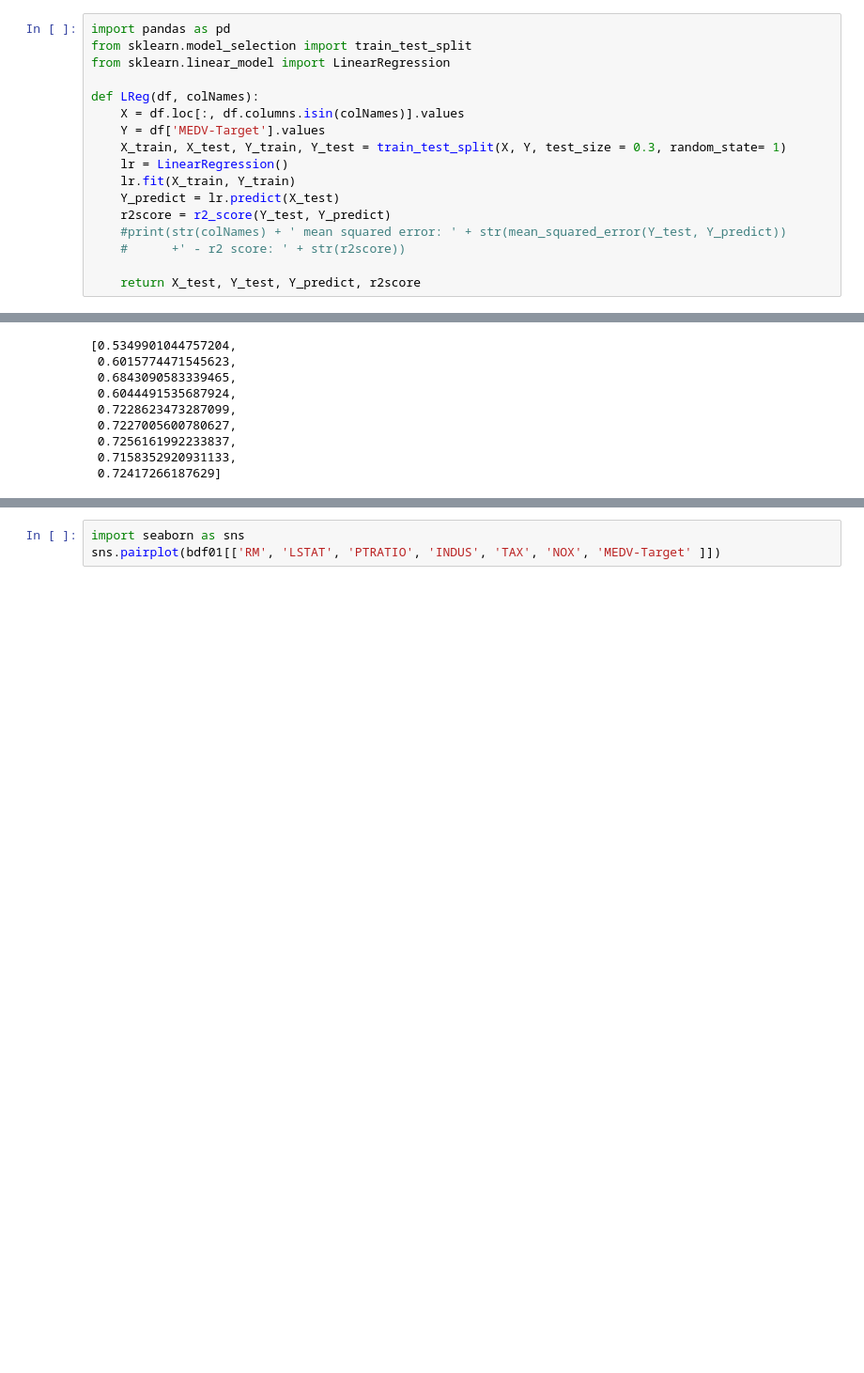
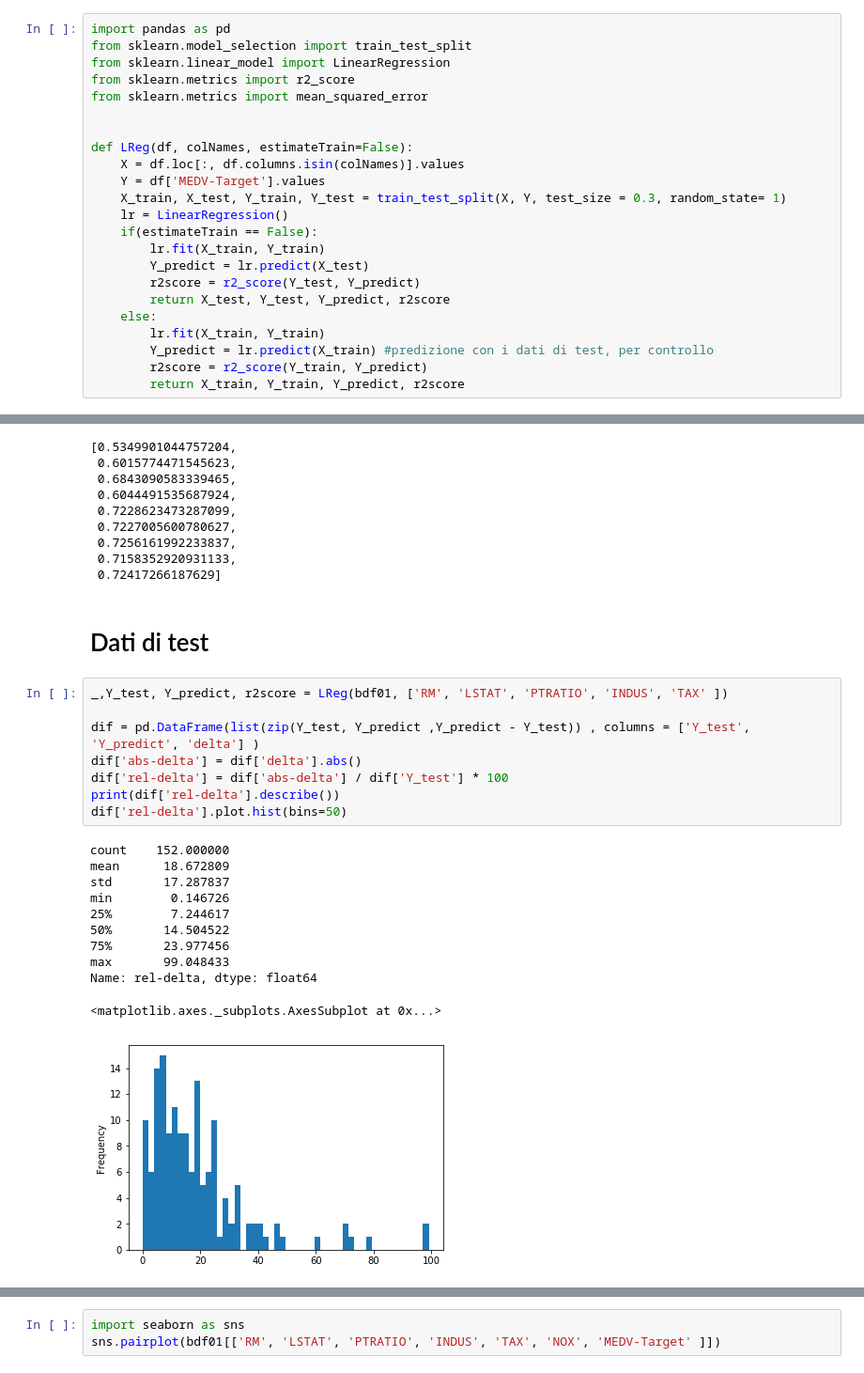
Before and after one commit to livio-grattarola/ProveMachineLearning, a Jupyter notebook: LinearRegression.ipynb, the cells around one changed output, grey strips where cells are left out. Shown at 94% size. Saved outputs shown, nothing was run; the diff lists cells and outputs as text; blank space fills up the shorter version.

Commit message:
Studio delta fra previsione e valori reali

```diff
--- a/LinearRegression.ipynb
+++ b/LinearRegression.ipynb
@@ -78,19 +82,25 @@ Y_predict = lr.predict(X_test)
 import pandas as pd
 from sklearn.model_selection import train_test_split
 from sklearn.linear_model import LinearRegression
+from sklearn.metrics import r2_score
+from sklearn.metrics import mean_squared_error
 
-def LReg(df, colNames):
+
+def LReg(df, colNames, estimateTrain=False):
     X = df.loc[:, df.columns.isin(colNames)].values
     Y = df['MEDV-Target'].values
     X_train, X_test, Y_train, Y_test = train_test_split(X, Y, test_size = 0.3, random_state= 1)
     lr = LinearRegression()
-    lr.fit(X_train, Y_train)
-    Y_predict = lr.predict(X_test)
-    r2score = r2_score(Y_test, Y_predict)
-    #print(str(colNames) + ' mean squared error: ' + str(mean_squared_error(Y_test, Y_predict))
-    #      +' - r2 score: ' + str(r2score))
-
-    return X_test, Y_test, Y_predict, r2score
+    if(estimateTrain == False):
+        lr.fit(X_train, Y_train)
+        Y_predict = lr.predict(X_test)
+        r2score = r2_score(Y_test, Y_predict)
+        return X_test, Y_test, Y_predict, r2score
+    else:
+        lr.fit(X_train, Y_train)
+        Y_predict = lr.predict(X_train) #predizione con i dati di test, per controllo
+        r2score = r2_score(Y_train, Y_predict)
+        return X_train, Y_train, Y_predict, r2score
 # %%
 lstat = LReg(bdf01, ['LSTAT'])
 plt.scatter(lstat[0], lstat[1])
@@ -134,3 +142,25 @@ r2s
  0.7256161992233837,
  0.7158352920931133,
  0.72417266187629]
+# %% [markdown]
+# Dati di test
+# %%
+_,Y_test, Y_predict, r2score = LReg(bdf01, ['RM', 'LSTAT', 'PTRATIO', 'INDUS', 'TAX' ])
+
+dif = pd.DataFrame(list(zip(Y_test, Y_predict ,Y_predict - Y_test)) , columns = ['Y_test', 'Y_predict', 'delta'] )
+dif['abs-delta'] = dif['delta'].abs()
+dif['rel-delta'] = dif['abs-delta'] / dif['Y_test'] * 100
+print(dif['rel-delta'].describe())
+dif['rel-delta'].plot.hist(bins=50)
+# %% [output]
+count    152.000000
+mean      18.672809
+std       17.287837
+min        0.146726
+25%        7.244617
+50%       14.504522
+75%       23.977456
+max       99.048433
+Name: rel-delta, dtype: float64
+<matplotlib.axes._subplots.AxesSubplot at 0x...>
+[figure, added]
```
Also changed, not shown: parts of 6 cells of this notebook.
